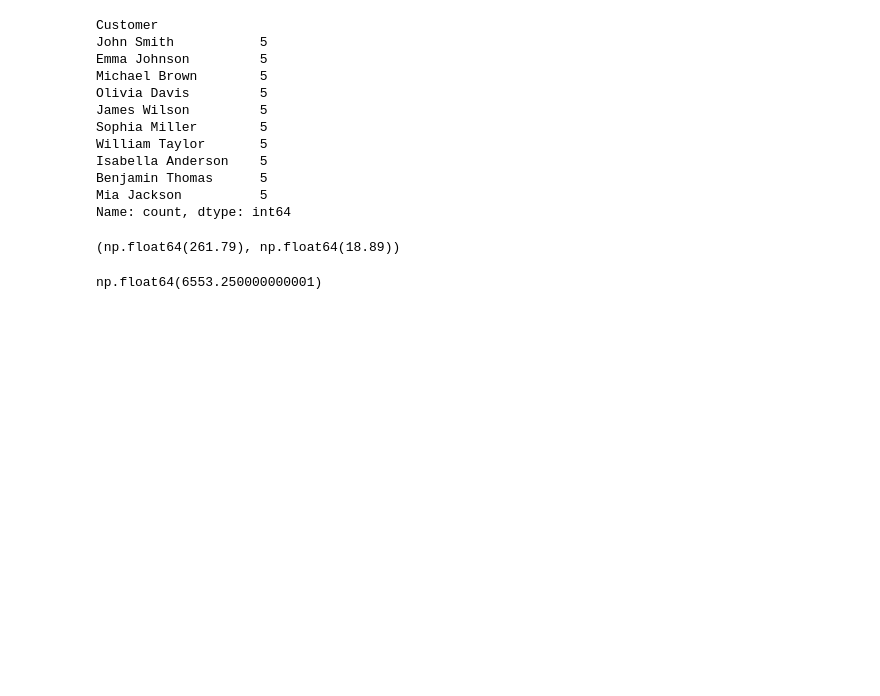
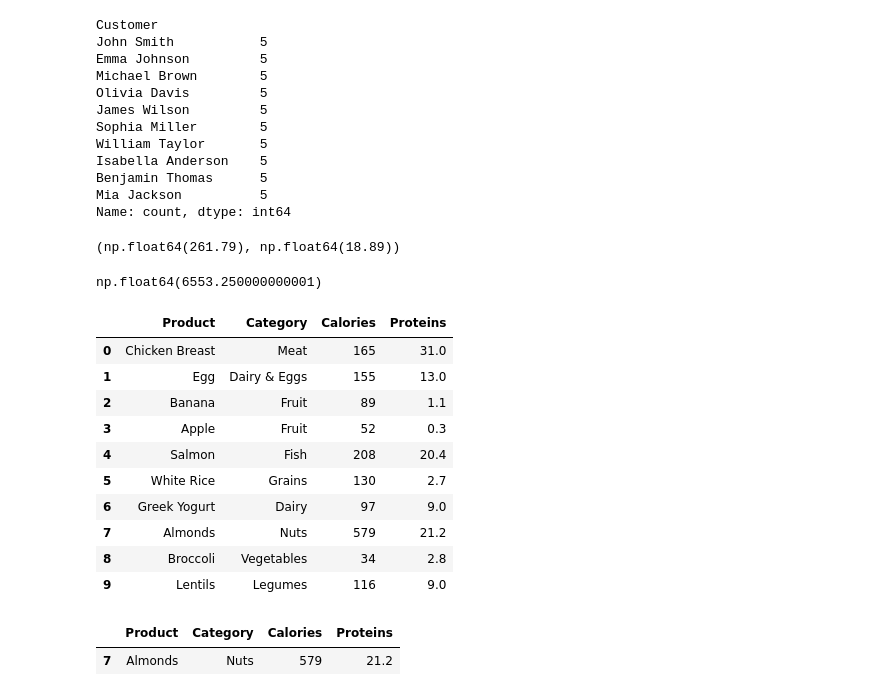
Before and after one commit to MammadovKamranIT/Jupyter, a Jupyter notebook: Books.ipynb, the cells around one changed output. Saved outputs shown, nothing was run; the diff lists cells and outputs as text; code cells hidden in the pictures; blank space fills up the shorter version.

```diff
--- a/Books.ipynb
+++ b/Books.ipynb
@@ -131,3 +131,40 @@ total_price = df1['Price'].sum()
 total_price
 # %% [output]
 np.float64(6553.250000000001)
+# %%
+
+data1 = {
+    "Product": [
+        "Chicken Breast", "Egg", "Banana", "Apple", "Salmon",
+        "White Rice", "Greek Yogurt", "Almonds", "Broccoli", "Lentils"
+    ],
+    "Category": [
+        "Meat", "Dairy & Eggs", "Fruit", "Fruit", "Fish",
+        "Grains", "Dairy", "Nuts", "Vegetables", "Legumes"
+    ],
+    "Calories": [165, 155, 89, 52, 208, 130, 97, 579, 34, 116],
+    "Proteins": [31.0, 13.0, 1.1, 0.3, 20.4, 2.7, 9.0, 21.2, 2.8, 9.0]
+}
+
+df2 = pd.DataFrame(data1)
+
+df2
+# %% [output]
+|  | Product | Category | Calories | Proteins |
+| 0 | Chicken Breast | Meat | 165 | 31.0 |
+| 1 | Egg | Dairy & Eggs | 155 | 13.0 |
+| 2 | Banana | Fruit | 89 | 1.1 |
+| 3 | Apple | Fruit | 52 | 0.3 |
+| 4 | Salmon | Fish | 208 | 20.4 |
+| 5 | White Rice | Grains | 130 | 2.7 |
+| 6 | Greek Yogurt | Dairy | 97 | 9.0 |
+| 7 | Almonds | Nuts | 579 | 21.2 |
+| 8 | Broccoli | Vegetables | 34 | 2.8 |
+| 9 | Lentils | Legumes | 116 | 9.0 |
+# %%
+calories300plus = df2[df2['Calories'] > 300]
+
+calories300plus
+# %% [output]
+|  | Product | Category | Calories | Proteins |
+| 7 | Almonds | Nuts | 579 | 21.2 |
```
Also changed, not shown: parts of 12 cells of this notebook.
